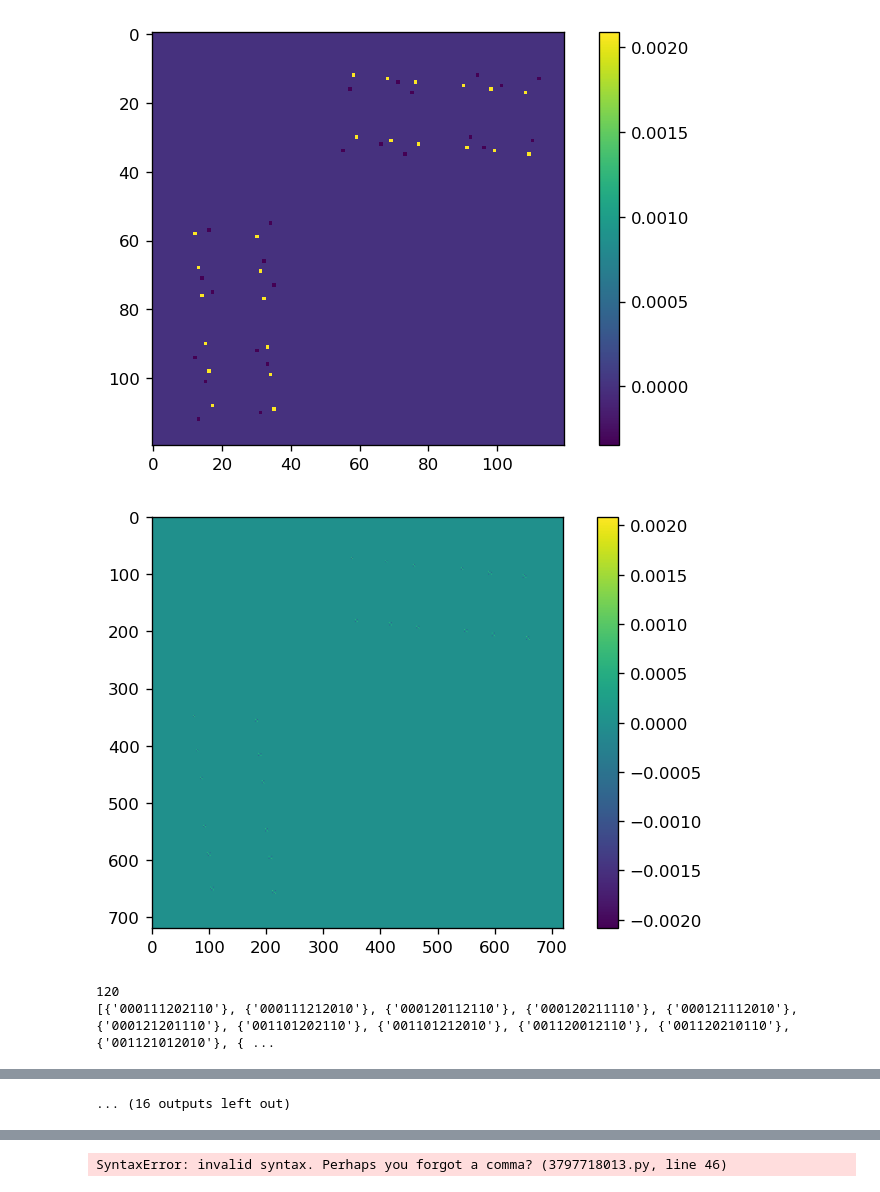
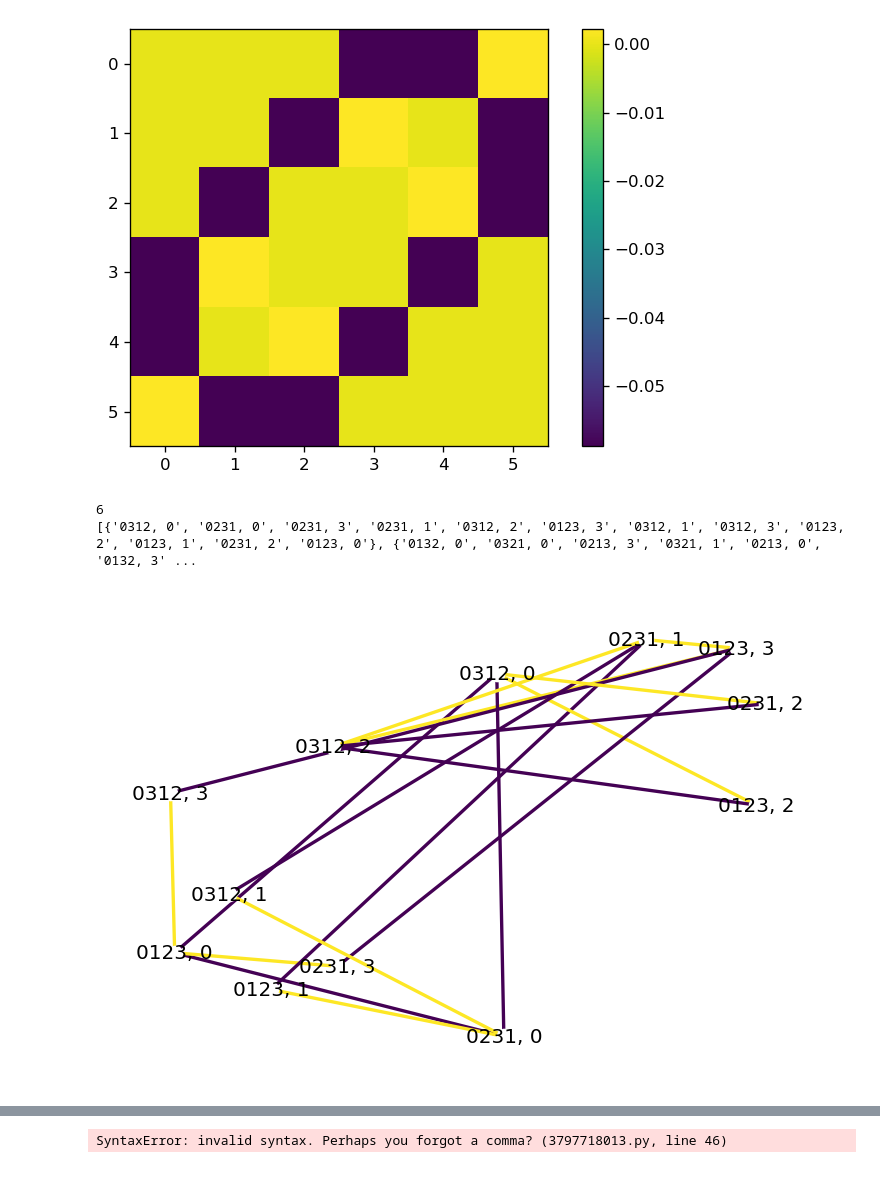
Before and after one commit to blake-holman/ED_Adversaries, a Jupyter notebook: Relative.ipynb, the cells around one changed output, grey strips where cells are left out. Drawn from its saved outputs; the diff is of its cells as text; code cells hidden in the pictures.

```diff
--- a/Relative.ipynb
+++ b/Relative.ipynb
@@ -303,7 +301,7 @@ def relative_hadamard_norm_min(mat, relative, D1_len):
             X[x][y] = X[x][y].value
     return X
 
-def relative_hadamard_norm_max(mat, relative_mat, D_len, solver="MOSEK", uni=True):
+def relative_hadamard_norm_max(mat, relative_mat, D_len, solver="MOSEK", uni=True, threads=8, extra_constraints=None):
     print('shapes', )
     relative_shape = [0,0]
     relative_shape[0] = relative_mat.shape[0] // mat.shape[0]
@@ -330,8 +328,11 @@ def relative_hadamard_norm_max(mat, relative_mat, D_len, solver="MOSEK", uni=Tru
     # W = Lambda_relative - diag
     # print(W)
     constraints = [cp.trace(Y) == 1, Lambda_relative << diag]
+    if extra_constraints is not None:
+        constraints = constraints + [eval(constraint) for constraint in extra_constraints]
+
     opt_prob = cp.Problem(cp.Maximize(2 * cp.sum(cp.real(cp.multiply(Lambda.T, mat)))), constraints)
-    opt_prob.solve(verbose=True, solver=solver, mosek_params= {"MSK_IPAR_NUM_THREADS": 8})
+    opt_prob.solve(verbose=True, solver=solver, mosek_params= {"MSK_IPAR_NUM_THREADS": threads})
     # opt_prob.solve(verbose=True, solver="SCS")
                 # eps_rel=1e-4,
                 # eps_infeas=1e-7)
@@ -531,4 +532,15 @@ def function_erasure_mask(funcs, target=0):
             # print(end_vects[i])
             mask[i,j] = np.trace(start_vects[i].T@start_vects[j]) - np.trace(end_vects[i].T@end_vects[j])
     return mask
+def nthRootsOfUnity2(n): # constant space, serial
+    from cmath import exp, pi
+    c = 2j * pi / n
+    return [exp(k * c) for k in range(n)]
+def real_phase_oracle(func):
+    n = len(func)
+    roots = nthRootsOfUnity2(n)
+    oracle = np.zeros((n,n), dtype=complex)
+    for i in range(n):
+        oracle[i,i] = roots[i]
+    return oracle
 # %%
@@ -657,11 +784,11 @@ max
 visualize(val_mat)
 perm_block  = oracle_diffs
 oracle_val_mat = oracle_diffs*np.kron(val_mat_max, np.ones((n*m, n*m)))
-G = nx.from_numpy_array(val_mat)
-visualize(oracle_val_mat)
+G = nx.from_numpy_array(oracle_val_mat)
+# visualize(oracle_val_mat)
 print(len(perms))
-perms_index = list(product(perms, range(n)))
-G = nx.relabel_nodes(G, {i:to_str(perms[i]) for i in range(len(perms))})
+perms_index = list(product([to_str(perm) + ', 'for perm in perms], range(n)))
+G = nx.relabel_nodes(G, {i:to_str(perms_index[i]) for i in range(len(perms_index))})
 
 # largest_components=sorted(nx.connected_component_subgraphs(G), key=len, reverse=True)[:phase_block.shape[0]]
 # i=0
@@ -695,34 +822,34 @@ for c in list(nx.connected_components(G)):
     # nx.draw(c, pos, node_color='b', width=1, node_size=30)
     # plt.show()
 
     except:
         pass
     # nx.draw_spring()
 # labels = list(product(perms, range(n)))
 # evect = np.linalg.eigh(perm_block)[1][:, -1]
 # evect = evect/np.max(np.abs(evect))
 # print(evect)
 # print(perm_block@evect)
 # interactive graph jupyter
 # visualize(perm_block, (labels, labels))
 # visualize(phase_block, (labels, labels))
 # perm_block = perm_block - phase_block
 # perm_vals, perm_vects =np.linalg.eigh(perm_block)
 # phase_vals, phase_vects =np.linalg.eigh(phase_block)
 # Lambda_vals, Lambda_vects = np.linalg.eigh(Lambda)
 # big_vals_neg, big_vects_neg = np.linalg.eigh(W*(-perm_block+phase_block))
 # big_vals_pos, big_vects_pos = np.linalg.eigh(W*phase_block)
 # print(Lambda_vals)
 # visualize(np.outer(Lambda_vects[:,-1], Lambda_vects[:, -1]), (perms, perms))
 # visualize(np.array([Lambda_vects[:, -1]]).T, ([1], perms))
 # print(big_vals)
 # visualize(big_vects)
 # visualize(np.array([big_vects_neg[:, -1], big_vects_pos[:, -1]]).T, ([1,2], list(product(perms, range(n)))))
 # visualize()
 # print(big_vects_pos[:,-1]@big_vects_neg[:,-1])
 # visualize((perm_block- phase_block )@(phase_block))
 # %% [output]
-[figure, old version]
+[figure, new version]
+6
+[{'0312, 0', '0231, 0', '0231, 3', '0231, 1', '0312, 2', '0123, 3', '0312, 1', '0312, 3', '0123, 2', '0123, 1', '0231, 2', '0123, 0'}, {'0132, 0', '0321, 0', '0213, 3', '0321, 1', '0213, 0', '0132, 3' ...
-[figure, old version]
+[figure, new version]
-120
-[{'000111202110'}, {'000111212010'}, {'000120112110'}, {'000120211110'}, {'000121112010'}, {'000121201110'}, {'001101202110'}, {'001101212010'}, {'001120012110'}, {'001120210110'}, {'001121012010'}, { ...
@@ -738,3 +859,2 @@ for c in list(nx.connected_components(G)):
-... (16 outputs left out)
 # %%
 print(set(np.rounoracle_diffs_listnp.max(G), 7)))
```
Also changed, not shown: parts of 12 cells of this notebook, 1 other file.
